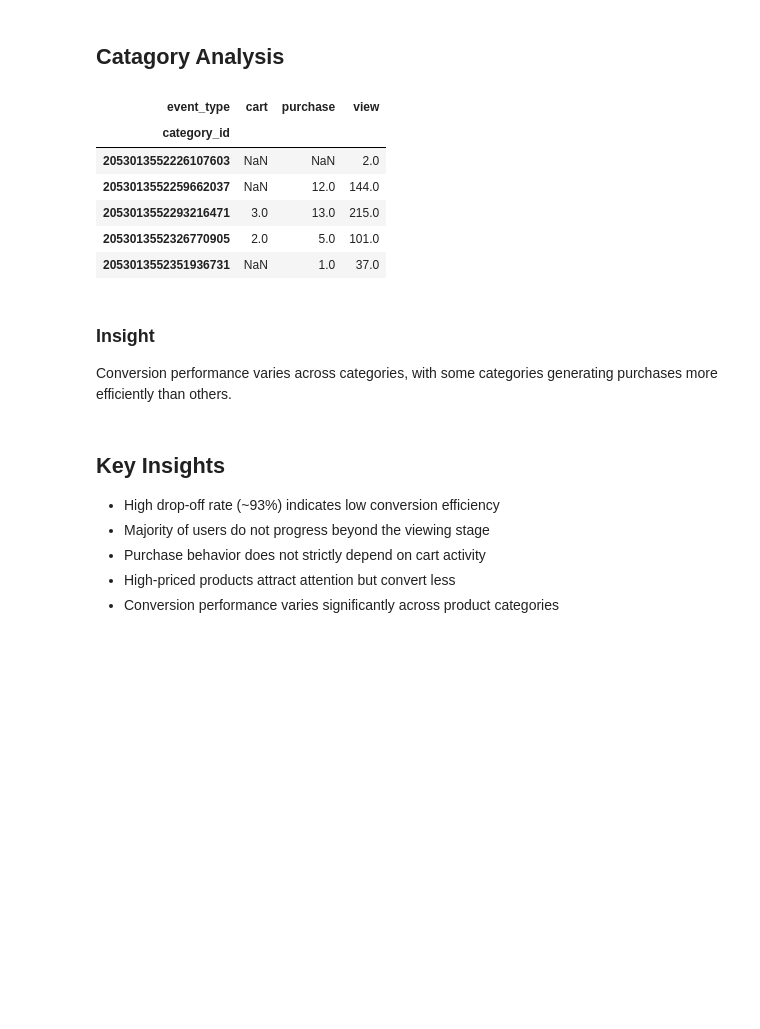
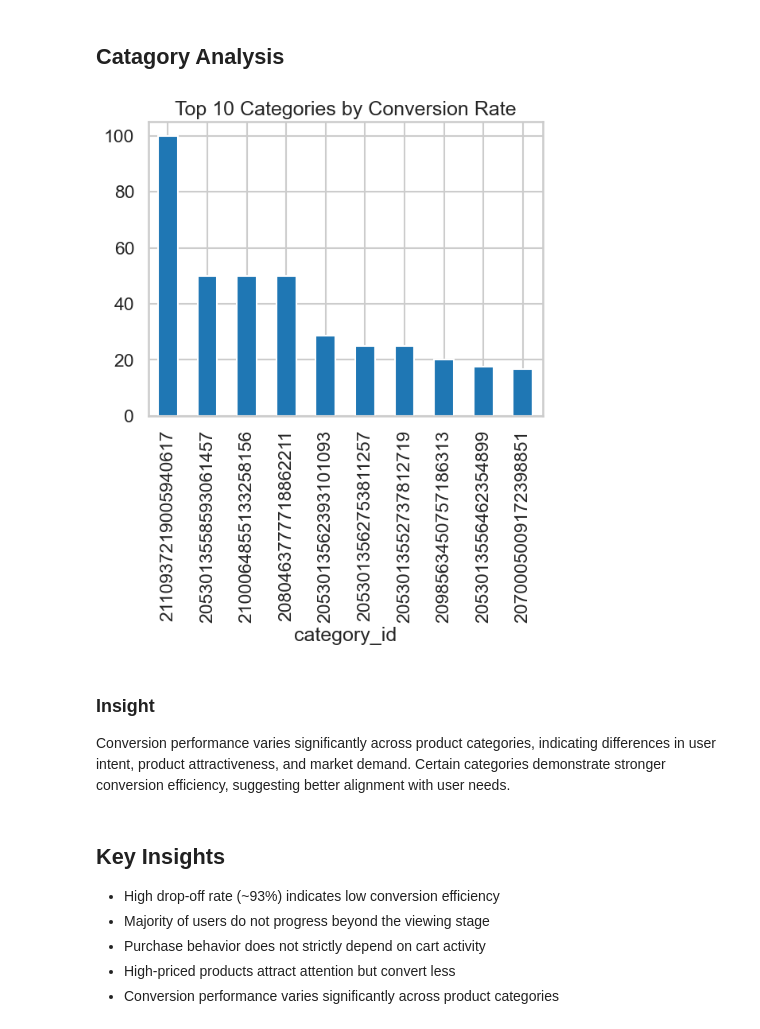
Before and after one commit to MonwabisiThebe/FUTURE_DS_03, a Jupyter notebook: TASK3.ipynb, the cells around one changed output. Cells and saved outputs as stored; diff of their text form; code cells hidden in the pictures; blank space fills up the shorter version.

```diff
--- a/TASK3.ipynb
+++ b/TASK3.ipynb
@@ -150,20 +151,20 @@ High-priced products receive significant views but show lower conversion, indica
 # %% [markdown]
 ## Catagory Analysis
 # %%
-category_conversion = df.groupby(['category_id', 'event_type'])['user_id'].nunique().unstack()
+category_conversion['conversion_rate'] = (
+    category_conversion['purchase'] / category_conversion['view']
+) * 100
 
-category_conversion.head()
+top_categories = category_conversion.sort_values('conversion_rate', ascending=False).head(10)
+
+top_categories['conversion_rate'].plot(kind='bar')
+plt.title("Top 10 Categories by Conversion Rate")
+plt.show()
 # %% [output]
-| event_type | cart | purchase | view |
-| category_id |  |  |  |
-| 2053013552226107603 | NaN | NaN | 2.0 |
-| 2053013552259662037 | NaN | 12.0 | 144.0 |
-| 2053013552293216471 | 3.0 | 13.0 | 215.0 |
-| 2053013552326770905 | 2.0 | 5.0 | 101.0 |
-| 2053013552351936731 | NaN | 1.0 | 37.0 |
+[figure, added]
 # %% [markdown]
 ### Insight
-Conversion performance varies across categories, with some categories generating purchases more efficiently than others.
+Conversion performance varies significantly across product categories, indicating differences in user intent, product attractiveness, and market demand. Certain categories demonstrate stronger conversion efficiency, suggesting better alignment with user needs.
 # %% [markdown]
 ## Key Insights
 
```
Also changed, not shown: parts of 11 cells of this notebook.
